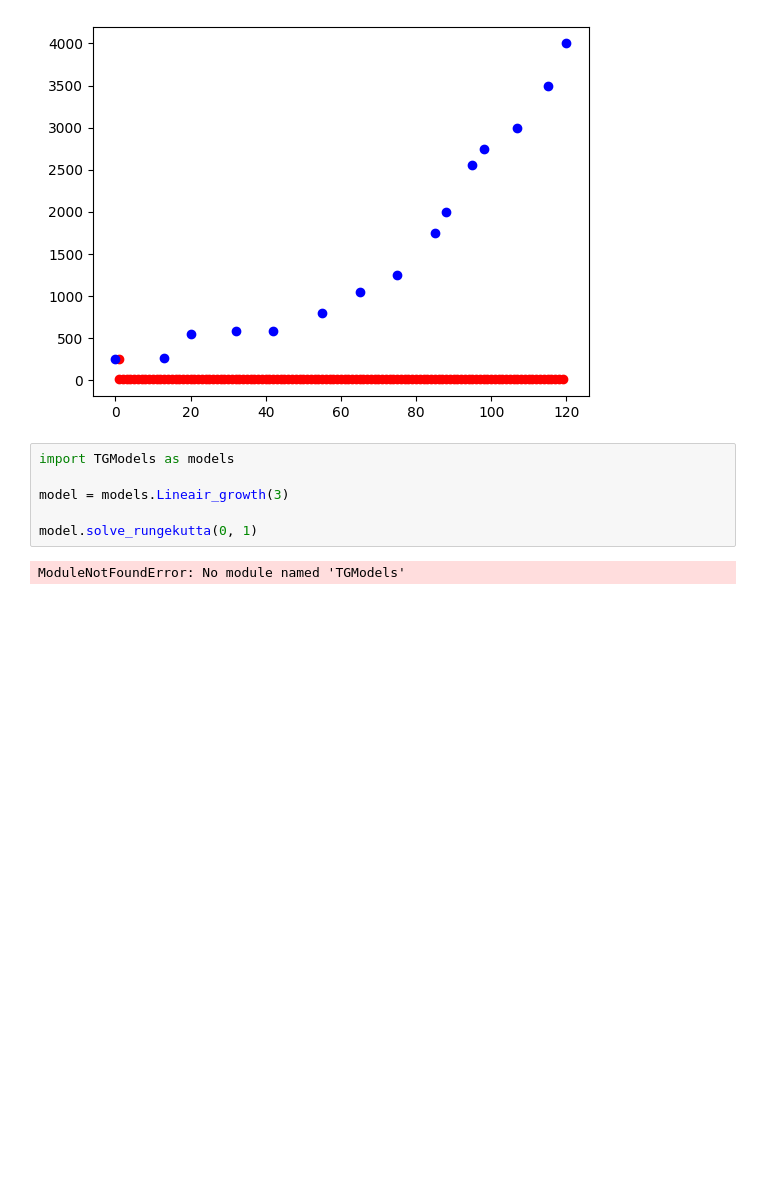
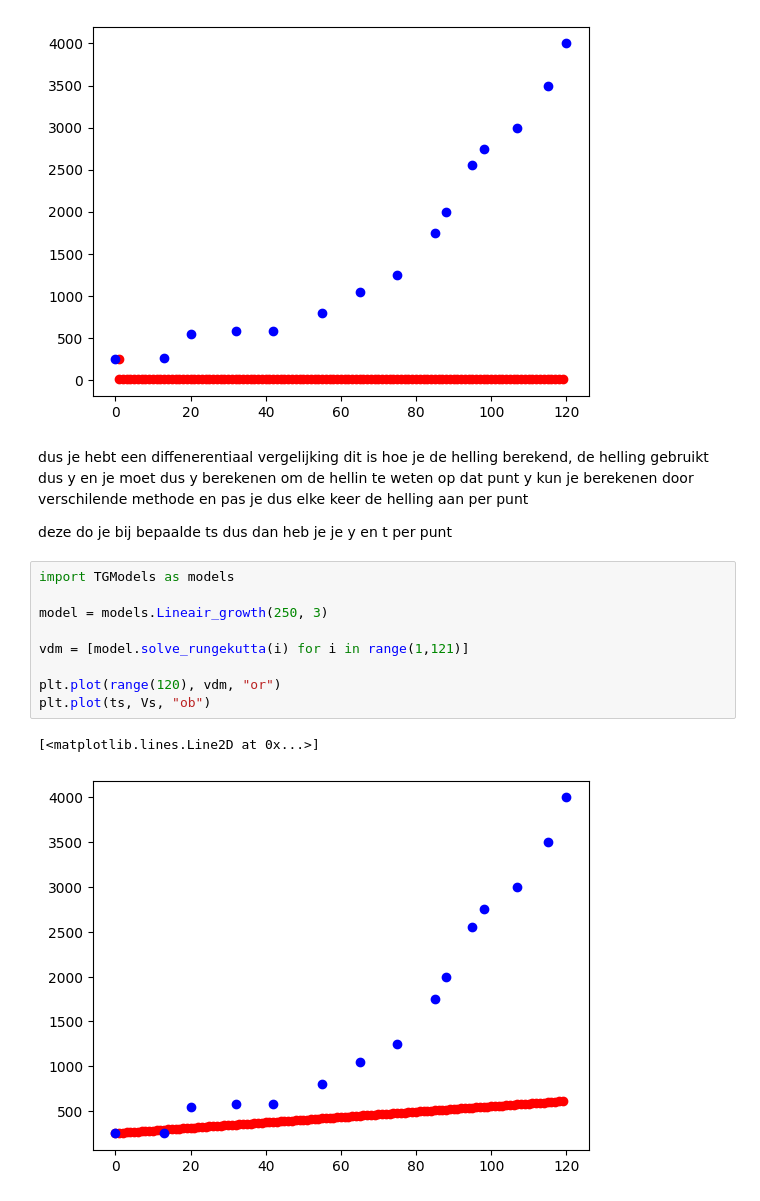
Before and after one commit to Larissavf/casus_C, a Jupyter notebook: TGModels.ipynb, the cells around one changed output. Saved outputs shown, nothing was run; the diff lists cells and outputs as text; blank space fills up the shorter version.

Commit message:
fit models

```diff
--- a/TGModels.ipynb
+++ b/TGModels.ipynb
@@ -57,11 +59,23 @@ plt.plot(ts, Vs, "ob")
 # %% [output]
 [<matplotlib.lines.Line2D at 0x...>]
 [figure]
+# %% [markdown]
+dus je hebt een diffenerentiaal vergelijking dit is hoe je de helling berekend,
+de helling gebruikt dus y en je moet dus y berekenen om de hellin te weten op dat punt
+y kun je berekenen door verschilende methode
+en pas je dus elke keer de helling aan per punt
+
+deze do je bij bepaalde ts
+dus dan heb je je y en t per punt
 # %%
 import TGModels as models
 
-model = models.Lineair_growth(3)
+model = models.Lineair_growth(250, 3)
 
-model.solve_rungekutta(0, 1)
+vdm = [model.solve_rungekutta(i) for i in range(1,121)]
+
+plt.plot(range(120), vdm, "or")
+plt.plot(ts, Vs, "ob")
 # %% [output]
-ModuleNotFoundError: No module named 'TGModels'
+[<matplotlib.lines.Line2D at 0x...>]
+[figure, added]
```
Also changed, not shown: parts of 4 cells of this notebook, 1 other file.
